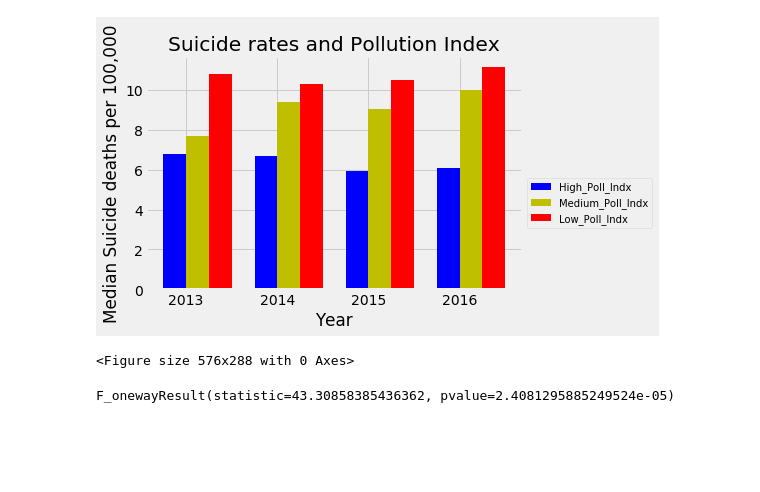
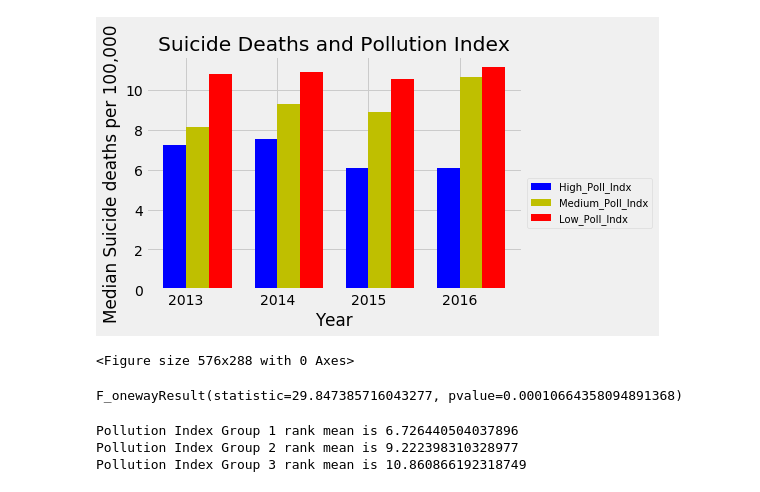
Before and after one commit to sruelle/project-one, a Jupyter notebook: Team Project one.ipynb, the cells around one changed output. Saved outputs shown, nothing was run; the diff lists cells and outputs as text; code cells hidden in the pictures; blank space fills up the shorter version.

```diff
--- a/Team Project one.ipynb
+++ b/Team Project one.ipynb
@@ -188,9 +180,9 @@ F_onewayResult(statistic=5.1505217642292935, pvalue=0.03228328623342806)
 #Rank 2013 by quality of life
 POL_rank_2013_df=combined_QOF_df[combined_QOF_df['Year']==2013][['Country','Year','Pollution Index','Both sexes (deaths per 100,000)']]
 POL_rank_2013_df[['QOF_rank']]=POL_rank_2013_df[['Pollution Index']].rank(ascending=False)
-POL_rank_2013_1_df=POL_rank_2013_df.loc[POL_rank_2013_df['QOF_rank']<=20].sort_values('QOF_rank')
-POL_rank_2013_2_df=POL_rank_2013_df.loc[(POL_rank_2013_df['QOF_rank']>=21) & (POL_rank_2013_df['QOF_rank']<=40)].sort_values('QOF_rank')
-POL_rank_2013_3_df=POL_rank_2013_df.loc[(POL_rank_2013_df['QOF_rank']>=41) & (POL_rank_2013_df['QOF_rank']<=60)].sort_values('QOF_rank')# #2013 POL
+POL_rank_2013_1_df=POL_rank_2013_df.loc[POL_rank_2013_df['QOF_rank']<=21].sort_values('QOF_rank')
+POL_rank_2013_2_df=POL_rank_2013_df.loc[(POL_rank_2013_df['QOF_rank']>=22) & (POL_rank_2013_df['QOF_rank']<=42)].sort_values('QOF_rank')
+POL_rank_2013_3_df=POL_rank_2013_df.loc[(POL_rank_2013_df['QOF_rank']>=43) & (POL_rank_2013_df['QOF_rank']<=63)].sort_values('QOF_rank')# #2013 POL
 
 POL_Median_Suicide_rate_2013_1=POL_rank_2013_1_df.groupby('Year').median()
 POL_Median_Suicide_rate_2013_1['Group1']=['1']
@@ -204,9 +196,9 @@ POL_Median_Suicide_rate_2013_3
 # #Rank 2014 by quality of life
 POL_rank_2014_df=combined_QOF_df.loc[combined_QOF_df['Year']==2014][['Country','Year','Pollution Index','Both sexes (deaths per 100,000)']]
 POL_rank_2014_df[['QOF_rank']]=POL_rank_2014_df[['Pollution Index']].rank(ascending=False)
-POL_rank_2014_1_df=POL_rank_2014_df.loc[POL_rank_2014_df['QOF_rank']<=20].sort_values('QOF_rank')
-POL_rank_2014_2_df=POL_rank_2014_df.loc[(POL_rank_2014_df['QOF_rank']>=21) & (POL_rank_2014_df['QOF_rank']<=40)].sort_values('QOF_rank')
-POL_rank_2014_3_df=POL_rank_2014_df.loc[(POL_rank_2014_df['QOF_rank']>=41) & (POL_rank_2014_df['QOF_rank']<=60)].sort_values('QOF_rank')
+POL_rank_2014_1_df=POL_rank_2014_df.loc[POL_rank_2014_df['QOF_rank']<=21].sort_values('QOF_rank')
+POL_rank_2014_2_df=POL_rank_2014_df.loc[(POL_rank_2014_df['QOF_rank']>=22) & (POL_rank_2014_df['QOF_rank']<=42)].sort_values('QOF_rank')
+POL_rank_2014_3_df=POL_rank_2014_df.loc[(POL_rank_2014_df['QOF_rank']>=43) & (POL_rank_2014_df['QOF_rank']<=63)].sort_values('QOF_rank')
 
 POL_Median_Suicide_rate_2014_1=POL_rank_2014_1_df.groupby('Year').median()
 POL_Median_Suicide_rate_2014_1['Group1']=['1']
@@ -219,9 +211,9 @@ POL_Median_Suicide_rate_2014_3
 # # #Rank 2015 by quality of life
 POL_rank_2015_df=combined_QOF_df.loc[combined_QOF_df['Year']==2015][['Country','Year','Pollution Index','Both sexes (deaths per 100,000)']]
 POL_rank_2015_df[['QOF_rank']]=POL_rank_2015_df[['Pollution Index']].rank(ascending=False)
-POL_rank_2015_1_df=POL_rank_2015_df.loc[POL_rank_2015_df['QOF_rank']<=20].sort_values('QOF_rank')
-POL_rank_2015_2_df=POL_rank_2015_df.loc[(POL_rank_2015_df['QOF_rank']>=21) & (POL_rank_2015_df['QOF_rank']<=40)].sort_values('QOF_rank')
-POL_rank_2015_3_df=POL_rank_2015_df.loc[(POL_rank_2015_df['QOF_rank']>=41) & (POL_rank_2015_df['QOF_rank']<=60)].sort_values('QOF_rank')
+POL_rank_2015_1_df=POL_rank_2015_df.loc[POL_rank_2015_df['QOF_rank']<=21].sort_values('QOF_rank')
+POL_rank_2015_2_df=POL_rank_2015_df.loc[(POL_rank_2015_df['QOF_rank']>=22) & (POL_rank_2015_df['QOF_rank']<=42)].sort_values('QOF_rank')
+POL_rank_2015_3_df=POL_rank_2015_df.loc[(POL_rank_2015_df['QOF_rank']>=43) & (POL_rank_2015_df['QOF_rank']<=63)].sort_values('QOF_rank')
 
 POL_Median_Suicide_rate_2015_1=POL_rank_2015_1_df.groupby('Year').median()
 POL_Median_Suicide_rate_2015_1['Group1']=['1']
@@ -235,9 +227,9 @@ POL_Median_Suicide_rate_2015_3
 # # #Rank 2016 by quality of life
 POL_rank_2016_df=combined_QOF_df.loc[combined_QOF_df['Year']==2016][['Country','Year','Pollution Index','Both sexes (deaths per 100,000)']]
 POL_rank_2016_df[['QOF_rank']]=POL_rank_2016_df[['Pollution Index']].rank(ascending=False)
-POL_rank_2016_1_df=POL_rank_2016_df.loc[POL_rank_2016_df['QOF_rank']<=20].sort_values('QOF_rank')
-POL_rank_2016_2_df=POL_rank_2016_df.loc[(POL_rank_2016_df['QOF_rank']>=21) & (POL_rank_2016_df['QOF_rank']<=40)].sort_values('QOF_rank')
-POL_rank_2016_3_df=POL_rank_2016_df.loc[(POL_rank_2016_df['QOF_rank']>=41) & (POL_rank_2016_df['QOF_rank']<=60)].sort_values('QOF_rank')
+POL_rank_2016_1_df=POL_rank_2016_df.loc[POL_rank_2016_df['QOF_rank']<=21].sort_values('QOF_rank')
+POL_rank_2016_2_df=POL_rank_2016_df.loc[(POL_rank_2016_df['QOF_rank']>=22) & (POL_rank_2016_df['QOF_rank']<=42)].sort_values('QOF_rank')
+POL_rank_2016_3_df=POL_rank_2016_df.loc[(POL_rank_2016_df['QOF_rank']>=43) & (POL_rank_2016_df['QOF_rank']<=63)].sort_values('QOF_rank')
 
 POL_Median_Suicide_rate_2016_1=POL_rank_2016_1_df.groupby('Year').median()
 POL_Median_Suicide_rate_2016_1['Group1']=['1']
@@ -252,7 +244,7 @@ POL_combined_df=pd.concat((POL_Median_Suicide_rate_2013_1,POL_Median_Suicide_rat
                   POL_Median_Suicide_rate_2015_1,POL_Median_Suicide_rate_2015_2,POL_Median_Suicide_rate_2015_3,
                   POL_Median_Suicide_rate_2016_1,POL_Median_Suicide_rate_2016_2,POL_Median_Suicide_rate_2016_3), axis=0)
 POL_combined_df=POL_combined_df.fillna(0)
-POL_combined_df
+POL_combined_df.head()
 # %% [output]
 |  | Both sexes (deaths per 100,000) | Group1 | Group2 | Group3 | Pollution Index | QOF_rank |
 | Year |  |  |  |  |  |  |
@@ -271,39 +256,40 @@ POL_combined_df
 # %%
 #plot the graph
 years=[2013,2014,2015,2016]
 x_axis = np.arange(len(years))
 bar_width=0.35
 
 fig, ax = plt.subplots()
 plt.figure(figsize=(8,4))
+plt.style.use('fivethirtyeight')
 
 width = 0.25         # the width of the bars
 p1 = ax.bar(x_axis, POL_combined_df[POL_combined_df['Group1']=='1']['Both sexes (deaths per 100,000)'],color='b', width=width)
 p2 = ax.bar(x_axis + width, POL_combined_df[POL_combined_df['Group2']=='2']['Both sexes (deaths per 100,000)'],color='y', width=width)
 p3 = ax.bar(x_axis + width + width , POL_combined_df[POL_combined_df['Group3']=='3']['Both sexes (deaths per 100,000)'], color='r', width=width)
 
-ax.set_title('Suicide rates and Pollution Index')
+ax.set_title('Suicide Deaths and Pollution Index')
 ax.set_xticks(x_axis+ width / 2)
 ax.set_xticklabels(('2013', '2014', '2015', '2016'))
 ax.set_xlabel('Year')
 ax.set_ylabel('Median Suicide deaths per 100,000')
-plt.style.use('fivethirtyeight')
 ax.legend((p1[0], p2[0],p3[0]), ('High_Poll_Indx', 'Medium_Poll_Indx','Low_Poll_Indx'),fontsize = 10,  bbox_to_anchor=(1.0, 0.5))
 plt.show()
 # %% [output]
-[figure, old version]
+[figure, new version]
 <Figure size 576x288 with 0 Axes>
 # %%
 #Ash ends here
 #ASh Stats Start
+# Prep Data for Anova test
 POL_combined_df_Grp1 = POL_combined_df[POL_combined_df['Group1']=='1'][['Both sexes (deaths per 100,000)']]
 POL_combined_df_Grp2 = POL_combined_df[POL_combined_df['Group2']=='2'][['Both sexes (deaths per 100,000)']]
 POL_combined_df_Grp3 = POL_combined_df[POL_combined_df['Group3']=='3'][['Both sexes (deaths per 100,000)']]
-
+#determinte the P value
 sts.f_oneway(POL_combined_df_Grp1["Both sexes (deaths per 100,000)"], POL_combined_df_Grp2["Both sexes (deaths per 100,000)"], POL_combined_df_Grp3["Both sexes (deaths per 100,000)"])
 #ASh Stats End
 # %% [output]
-F_onewayResult(statistic=43.30858385436362, pvalue=2.4081295885249524e-05)
+F_onewayResult(statistic=29.847385716043277, pvalue=0.00010664358094891368)
 # %%
 # Do countries with a higher pollution rate have a lower suicide rate?
 #The null hypothesis is that pollution rates would have no effect on suicide rates.
@@ -313,3 +298,18 @@ F_onewayResult(statistic=43.30858385436362, pvalue=2.4081295885249524e-05)
+# %%
+# Compare the group means
+POL_combined_df_Grp1_mean=POL_combined_df_Grp1['Both sexes (deaths per 100,000)'].mean()
+POL_combined_df_Grp2_mean=POL_combined_df_Grp2['Both sexes (deaths per 100,000)'].mean()
+POL_combined_df_Grp3_mean=POL_combined_df_Grp3['Both sexes (deaths per 100,000)'].mean()
+print(f"Pollution Index Group 1 rank mean is {POL_combined_df_Grp1_mean}")
+print(f"Pollution Index Group 2 rank mean is {POL_combined_df_Grp2_mean}")
+print(f"Pollution Index Group 3 rank mean is {POL_combined_df_Grp3_mean}")
+
+# The mean of Group1 is statistically different from the other groups.
+# if we were to continue on this project we would run further analysis on Group1
+# %% [output]
+Pollution Index Group 1 rank mean is 6.726440504037896
+Pollution Index Group 2 rank mean is 9.222398310328977
+Pollution Index Group 3 rank mean is 10.860866192318749
 # %%
 # Onome codes starts here
 # %%
```
Also changed, not shown: parts of 21 cells of this notebook, 1 other file.
